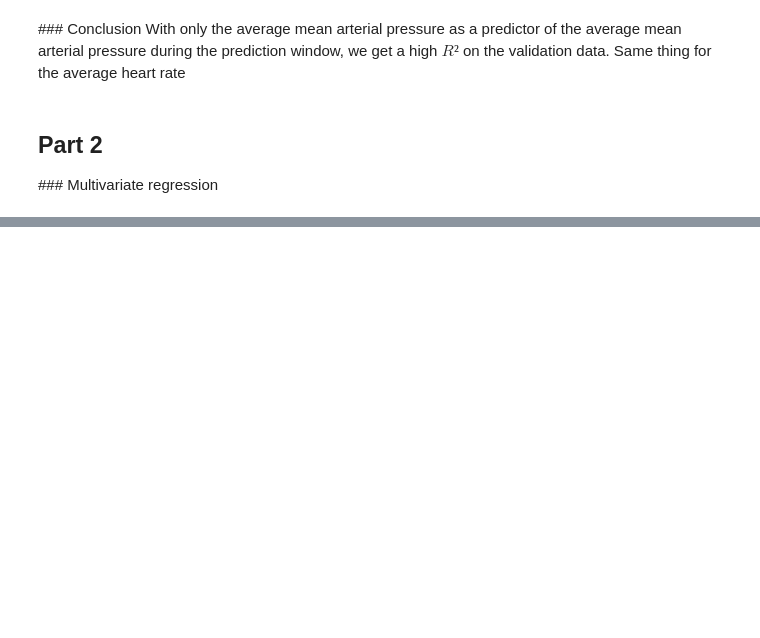
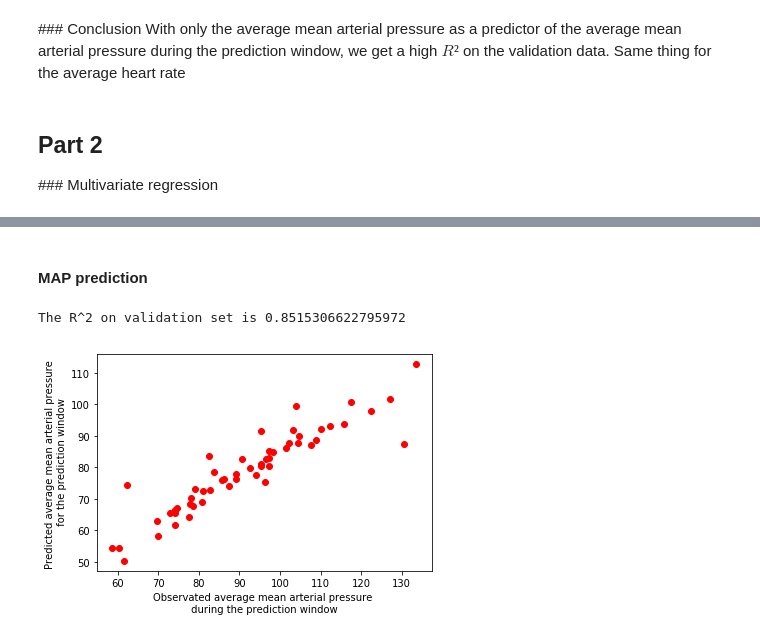
Before and after one commit to yanneta/multi-task-hypotension, a Jupyter notebook: simple_modelisation.ipynb, the cells around one changed output, grey strips where cells are left out. Cells and saved outputs as stored; diff of their text form; code cells hidden in the pictures; blank space fills up the shorter version.

Commit message:
add multivariate regressions

```diff
--- a/simple_modelisation.ipynb
+++ b/simple_modelisation.ipynb
@@ -228,3 +234,8 @@ With only the average mean arterial pressure as a predictor of the average mean
 # %% [markdown]
 ## Part 2
 ### Multivariate regression
+# %%
+# Data processing
+names = ["age", "sapsii", "sofa"]
+names_binary = ["gender", "amine", "sedation", "ventilation"]
+names_series = ["mean_hr", "mean_spo2", "mean_sap", "mean_dap", "mean_map"]
@@ -230,0 +253,35 @@ With only the average mean arterial pressure as a predictor of the average mean
+# %% [markdown]
+#### MAP prediction
+# %%
+X = df_train[names + names_binary + names_series].values
+Y = df_train["prediction_mean_MAP"].values
+Y = np.reshape(Y,(-1,1))
+y = Y
+n_samples = len(y)
+X = np.hstack((np.ones((n_samples,1)),X))
+n_features = np.size(X,1)
+params = np.zeros((n_features,1))
+
+(J_history, optimal_params) = gradient_descent(X, y, params, learning_rate, 2000)
+
+X_val = df_val[names + names_binary + names_series].values
+Y_val = df_val["prediction_mean_MAP"].values
+Y_val = np.reshape(Y_val,(-1,1))
+y_val = Y_val
+n_samples = len(y_val)
+X_val = np.hstack((np.ones((n_samples,1)),X_val))
+
+# predicted values
+y_hat = X_val @ optimal_params
+
+# rsquare
+reg = LinearRegression().fit(y_hat, y_val)
+r_square = reg.score(y_hat, y_val)
+print("The R^2 on validation set is {}".format(r_square))
+plt.plot(y_val, y_hat, 'ro')
+plt.xlabel("Observated average mean arterial pressure \n during the prediction window ")
+plt.ylabel("Predicted average mean arterial pressure \n for the prediction window")
+plt.show()
+# %% [output]
+The R^2 on validation set is 0.8515306622795972
+[figure, added]
```
Also changed, not shown: parts of 5 cells of this notebook.
